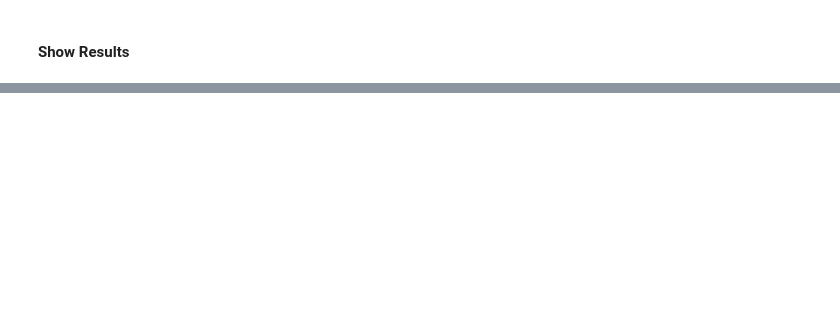
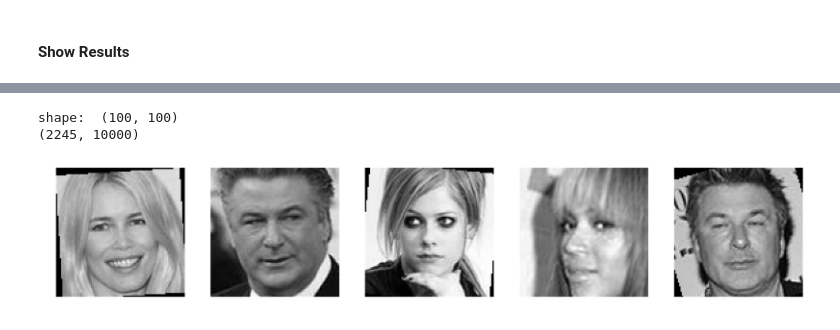
Before and after one commit to gutomcosta/who-is-in-the-photo, a Jupyter notebook: who-is-in-the-photo.ipynb, the cells around one changed output, grey strips where cells are left out. Cells and saved outputs as stored; diff of their text form; code cells hidden in the pictures; blank space fills up the shorter version.

```diff
--- a/who-is-in-the-photo.ipynb
+++ b/who-is-in-the-photo.ipynb
@@ -185,0 +221,40 @@ print confusion_matrix(y_test, y_pred, labels=range(len(person_names)))
+# %%
+def image_grid(D,H,W,cols=10,scale=1, rows_count=None):
+    """ display a grid of images
+        H,W: Height and width of the images
+        cols: number of columns = number of images in each row
+        scale: 1 to fill screen
+    """
+    n = np.shape(D)[0]
+    if rows_count:
+        n = rows_count
+    rows = int(math.ceil((n+0.0)/cols))
+    fig = plt.figure(1,figsize=[scale*20.0/H*W,scale*20.0/cols*rows],dpi=300)
+    for i in range(n):
+        plt.subplot(rows,cols,i+1)
+        fig=plt.imshow(np.reshape(D[i,:],[H,W]), cmap = plt.get_cmap("gray"))
+        plt.axis('off')
+# %%
+from PIL import Image
+import glob
+import math
+
+file_list = train_files
+im = Image.open(file_list[4]).convert("L")
+H,W = np.shape(im)
+print 'shape: ', (H,W)
+
+im_number = len(file_list)
+# fill array with rows as image
+# and columns as pixels
+arr = np.zeros([im_number,H*W])
+print arr.shape
+for i in range(im_number):
+    im = Image.open(file_list[i]).convert("L")
+    arr[i,:] = np.reshape(np.asarray(im),[1,H*W])
+
+image_grid(arr,H,W,cols=5,rows_count=5)
+# %% [output]
+shape:  (100, 100)
+(2245, 10000)
+[figure, added]
```
Also changed, not shown: parts of 16 cells of this notebook.
